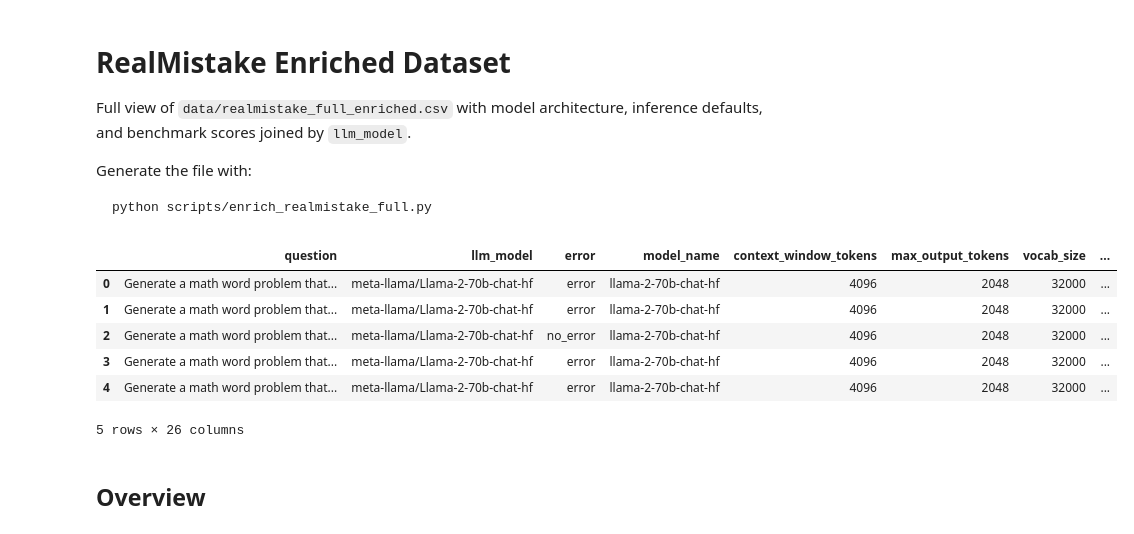
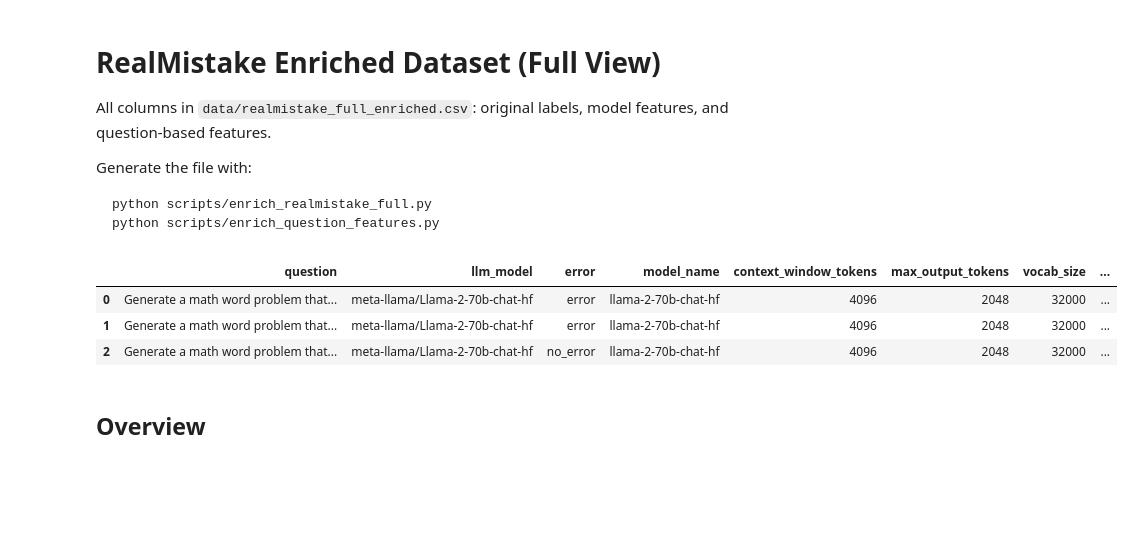
Before and after one commit to konstantine25b/Retrieval-Failure, a Jupyter notebook: notebooks/view_realmistake_enriched.ipynb, the cells around one changed output. Saved outputs shown, nothing was run; the diff lists cells and outputs as text; code cells hidden in the pictures; blank space fills up the shorter version.

````diff
--- a/notebooks/view_realmistake_enriched.ipynb
+++ b/notebooks/view_realmistake_enriched.ipynb
@@ -1,31 +1,29 @@
 # %% [markdown]
-# RealMistake Enriched Dataset
+# RealMistake Enriched Dataset (Full View)
 
-Full view of `data/realmistake_full_enriched.csv` with model architecture, inference defaults, and benchmark scores joined by `llm_model`.
+All columns in `data/realmistake_full_enriched.csv`: original labels, model features, and question-based features.
 
 Generate the file with:
 
 ```bash
 python scripts/enrich_realmistake_full.py
+python scripts/enrich_question_features.py
 ```
 # %%
 from pathlib import Path
 
 import pandas as pd
 
 PROJECT_ROOT = Path.cwd().parent if Path.cwd().name == "notebooks" else Path.cwd()
 DATA_PATH = PROJECT_ROOT / "data" / "realmistake_full_enriched.csv"
 
 df = pd.read_csv(DATA_PATH)
-df.head()
+df.head(3)
 # %% [output]
 |  | question | llm_model | error | model_name | context_window_tokens | max_output_tokens | vocab_size | ... |
 | 0 | Generate a math word problem that... | meta-llama/Llama-2-70b-chat-hf | error | llama-2-70b-chat-hf | 4096 | 2048 | 32000 | ... |
 | 1 | Generate a math word problem that... | meta-llama/Llama-2-70b-chat-hf | error | llama-2-70b-chat-hf | 4096 | 2048 | 32000 | ... |
 | 2 | Generate a math word problem that... | meta-llama/Llama-2-70b-chat-hf | no_error | llama-2-70b-chat-hf | 4096 | 2048 | 32000 | ... |
-| 3 | Generate a math word problem that... | meta-llama/Llama-2-70b-chat-hf | error | llama-2-70b-chat-hf | 4096 | 2048 | 32000 | ... |
-| 4 | Generate a math word problem that... | meta-llama/Llama-2-70b-chat-hf | error | llama-2-70b-chat-hf | 4096 | 2048 | 32000 | ... |
-5 rows × 26 columns
 # %% [markdown]
 ## Overview
 # %%
````
Also changed, not shown: parts of 16 cells of this notebook, 3 other files.
